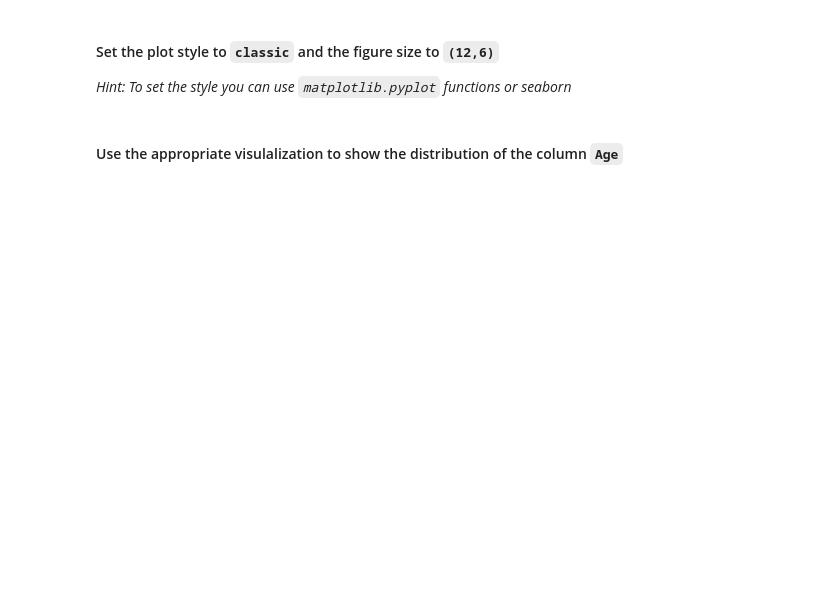
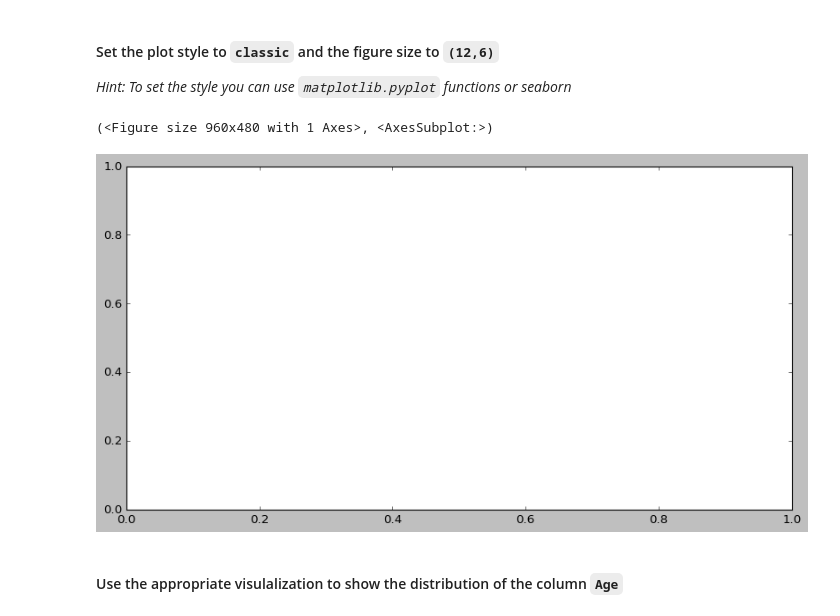
Before and after one commit to Ironhack-Data-Madrid-Enero-2021/lab-visualization-extra, a Jupyter notebook: challenge-2.ipynb, the cells around one changed output. Saved outputs shown, nothing was run; the diff lists cells and outputs as text; code cells hidden in the pictures; blank space fills up the shorter version.

```diff
--- a/challenge-2.ipynb
+++ b/challenge-2.ipynb
@@ -37,6 +83,11 @@ titanic.head()
 *Hint: To set the style you can use `matplotlib.pyplot` functions or seaborn*
 # %%
 # your code here
+plt.style.use('classic')
+plt.subplots(figsize=(12, 6))
+# %% [output]
+(<Figure size 960x480 with 1 Axes>, <AxesSubplot:>)
+[figure, added]
 # %% [markdown]
 #### Use the appropriate visulalization to show the distribution of the column `Age`
 # %%
```
Also changed, not shown: parts of 18 cells of this notebook, 1 other file.
